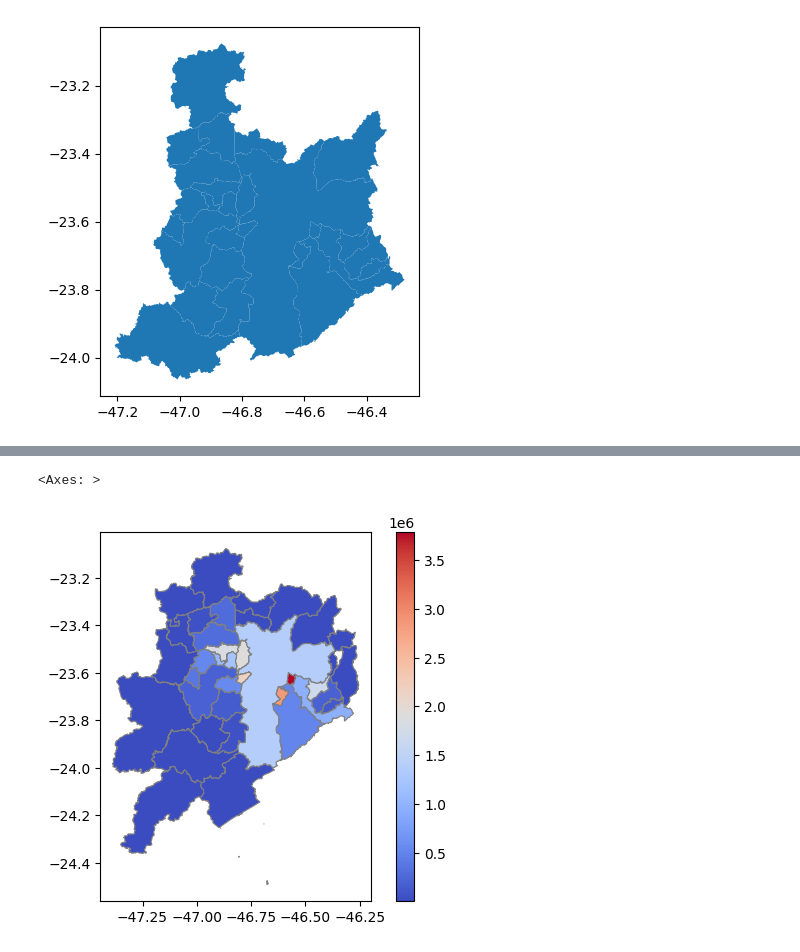
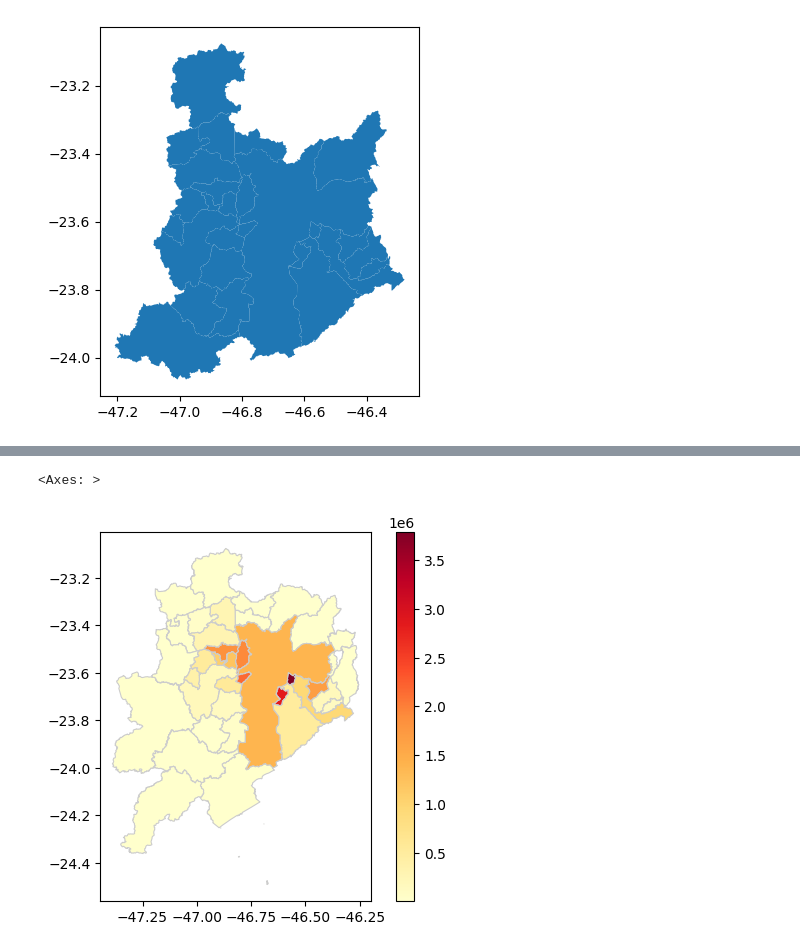
Before and after one commit to joaovalves1104/CEAMAZON-ENEL, a Jupyter notebook: load_thermic_map.ipynb, the cells around one changed output, grey strips where cells are left out. Cells and saved outputs as stored; diff of their text form; code cells hidden in the pictures.

```diff
--- a/load_thermic_map.ipynb
+++ b/load_thermic_map.ipynb
@@ -122,8 +136,8 @@ mapa_geracao.plot()
 # %%
 fig, ax = plt.subplots(1, 1)
-estado_sp.plot(column="DENSIDADE_LOAD", cmap="coolwarm", linewidth=0.8, ax=ax, edgecolor="0.5", legend=True)
+estado_sp.plot(column="DENSIDADE_LOAD", cmap="YlOrRd", linewidth=0.8, ax=ax, edgecolor="0.8", legend=True)
 # %% [output]
 <Axes: >
-[figure, old version]
+[figure, new version]
 # %%
 fig, ax = plt.subplots(1, 1)
```
Also changed, not shown: parts of 5 cells of this notebook.
